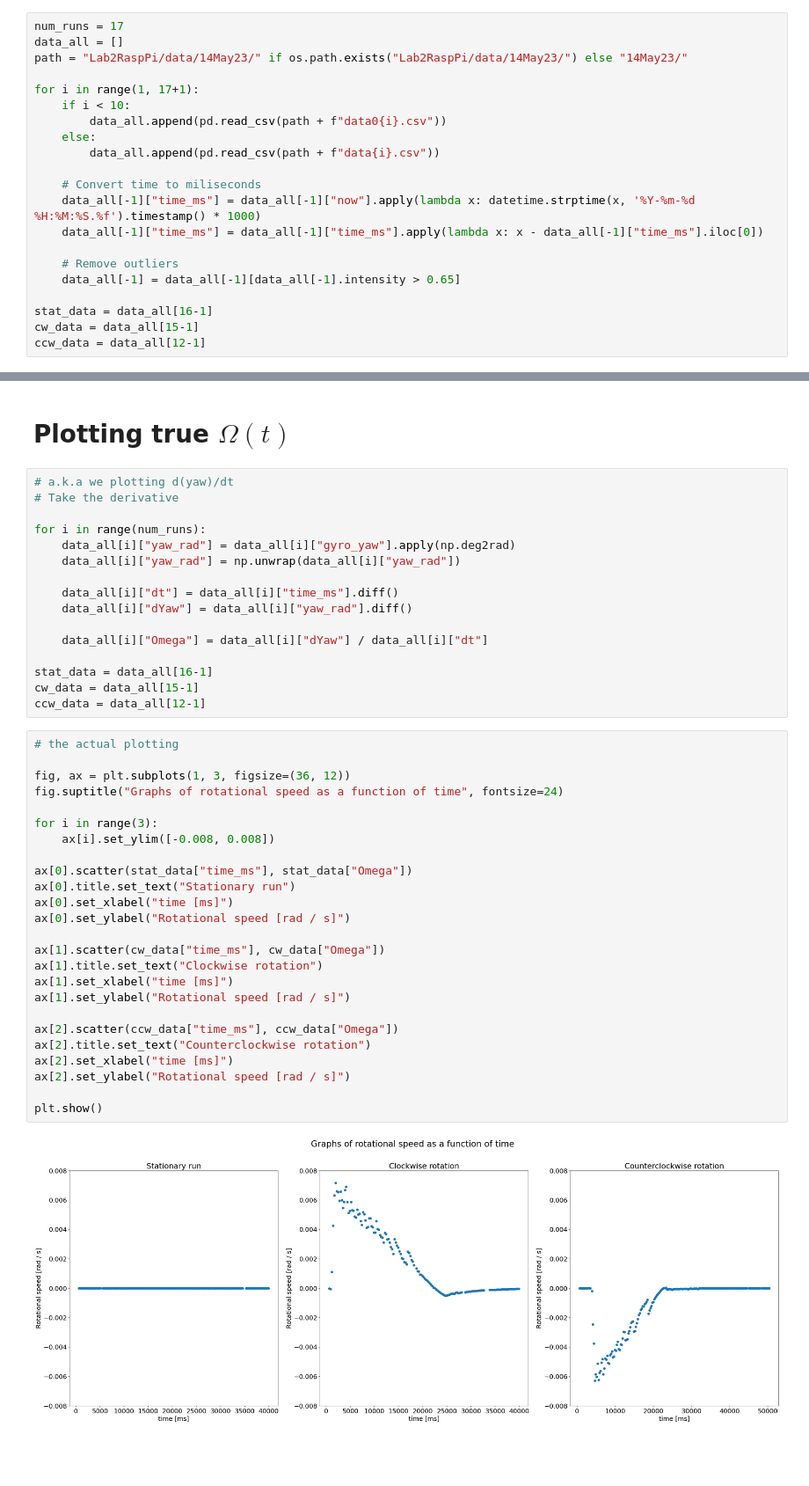
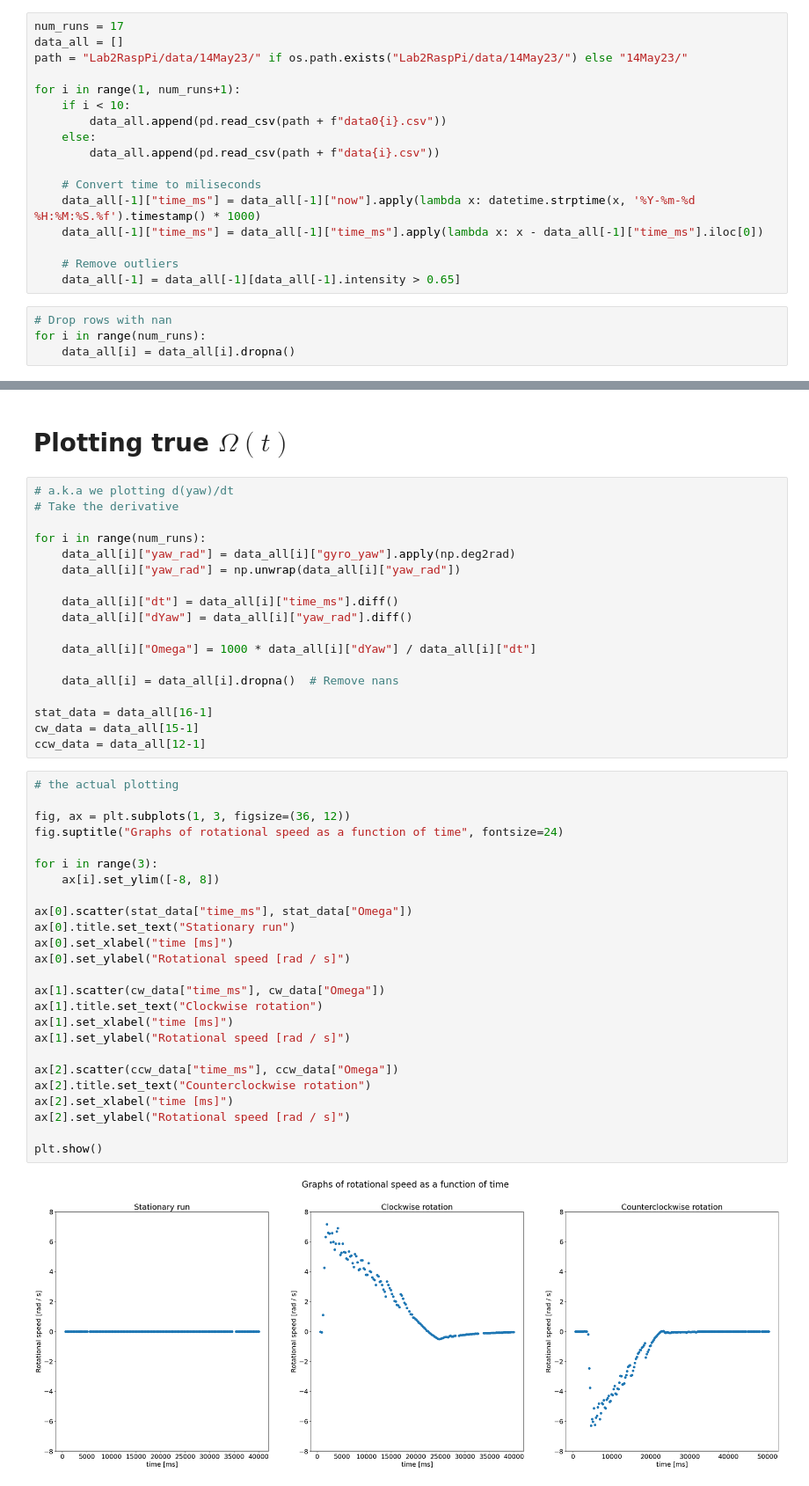
Before and after one commit to MartinOpat/Lab2RaspPi, a Jupyter notebook: data/data_processing_glass_tubes.ipynb, the cells around one changed output, grey strips where cells are left out. Shown at 88% size. Cells and saved outputs as stored; diff of their text form; blank space fills up the shorter version.

Commit message:
Added new data processing for glass tube setup

```diff
--- a/data/data_processing_glass_tubes.ipynb
+++ b/data/data_processing_glass_tubes.ipynb
@@ -17,7 +16,7 @@ num_runs = 17
 data_all = []
 path = "Lab2RaspPi/data/14May23/" if os.path.exists("Lab2RaspPi/data/14May23/") else "14May23/"
 
-for i in range(1, 17+1):
+for i in range(1, num_runs+1):
     if i < 10:
         data_all.append(pd.read_csv(path + f"data0{i}.csv"))
     else:
@@ -29,7 +28,7 @@ for i in range(1, 17+1):
 
     # Remove outliers
     data_all[-1] = data_all[-1][data_all[-1].intensity > 0.65]
-
-stat_data = data_all[16-1]
-cw_data = data_all[15-1]
-ccw_data = data_all[12-1]
+# %%
+# Drop rows with nan
+for i in range(num_runs):
+    data_all[i] = data_all[i].dropna()
@@ -90,7 +93,9 @@ for i in range(num_runs):
     data_all[i]["dt"] = data_all[i]["time_ms"].diff()
     data_all[i]["dYaw"] = data_all[i]["yaw_rad"].diff()
 
-    data_all[i]["Omega"] = data_all[i]["dYaw"] / data_all[i]["dt"]
+    data_all[i]["Omega"] = 1000 * data_all[i]["dYaw"] / data_all[i]["dt"]
+
+    data_all[i] = data_all[i].dropna()  # Remove nans
 
 stat_data = data_all[16-1]
 cw_data = data_all[15-1]
@@ -98,27 +103,27 @@ ccw_data = data_all[12-1]
 # %%
 # the actual plotting
 
 fig, ax = plt.subplots(1, 3, figsize=(36, 12))
 fig.suptitle("Graphs of rotational speed as a function of time", fontsize=24)
 
 for i in range(3):
-    ax[i].set_ylim([-0.008, 0.008])
+    ax[i].set_ylim([-8, 8])
 
 ax[0].scatter(stat_data["time_ms"], stat_data["Omega"])
 ax[0].title.set_text("Stationary run")
 ax[0].set_xlabel("time [ms]")
 ax[0].set_ylabel("Rotational speed [rad / s]")
 
 ax[1].scatter(cw_data["time_ms"], cw_data["Omega"])
 ax[1].title.set_text("Clockwise rotation")
 ax[1].set_xlabel("time [ms]")
 ax[1].set_ylabel("Rotational speed [rad / s]")
 
 ax[2].scatter(ccw_data["time_ms"], ccw_data["Omega"])
 ax[2].title.set_text("Counterclockwise rotation")
 ax[2].set_xlabel("time [ms]")
 ax[2].set_ylabel("Rotational speed [rad / s]")
 
 plt.show()
 # %% [output]
-[figure, old version]
+[figure, new version]
```
Also changed, not shown: parts of 16 cells of this notebook.
